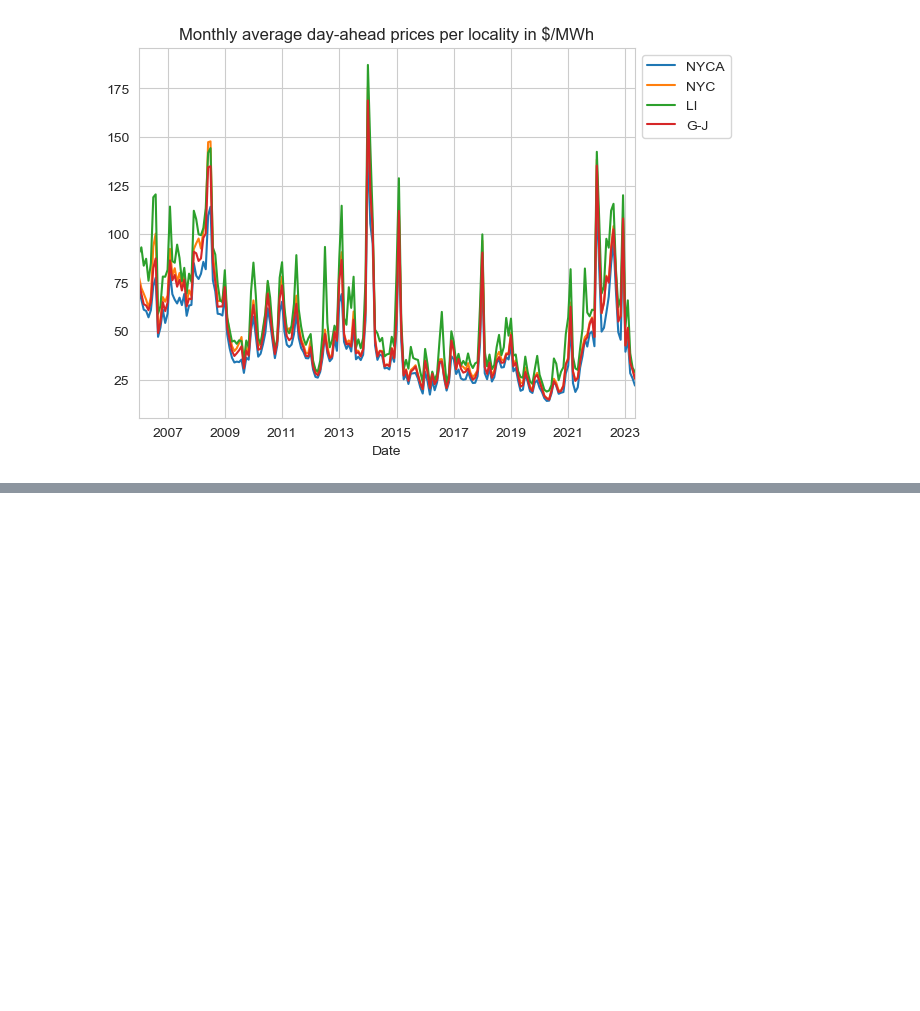
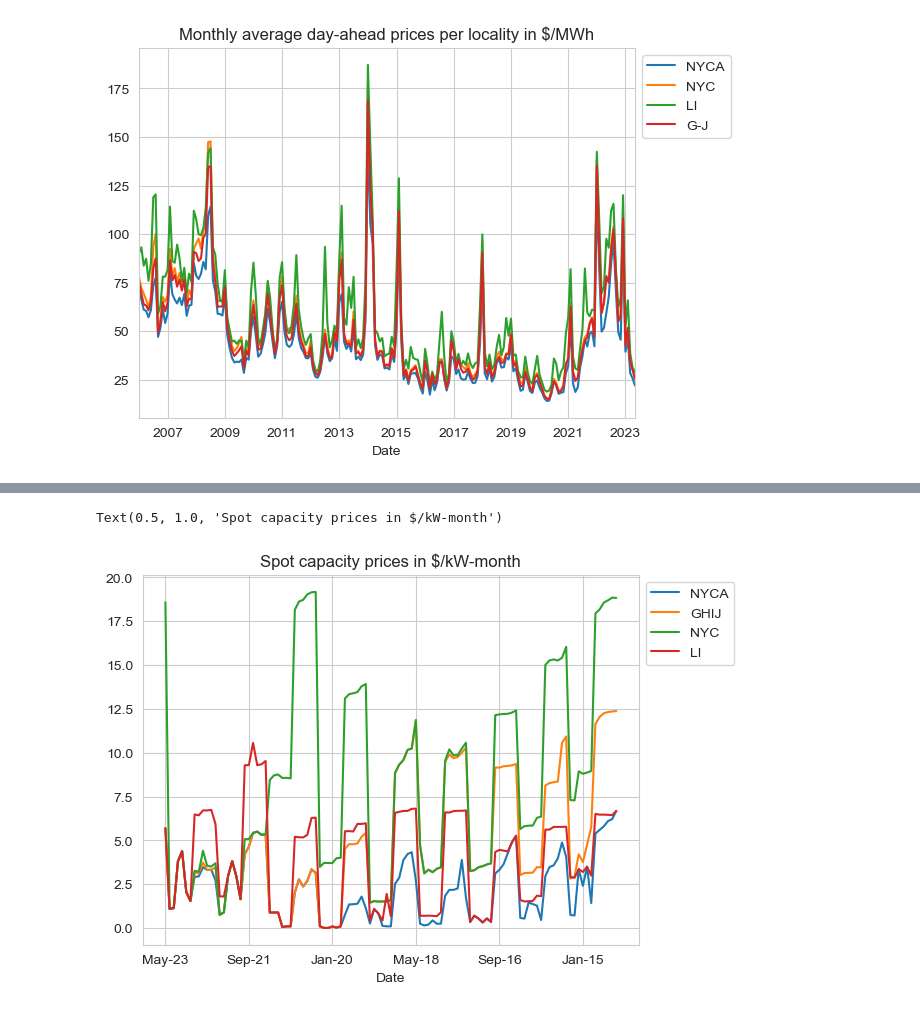
Before and after one commit to borvendegmate/tum_power_system_economics, a Jupyter notebook: code/wholesale.ipynb, the cells around one changed output, grey strips where cells are left out. Cells and saved outputs as stored; diff of their text form; code cells hidden in the pictures; blank space fills up the shorter version.

```diff
--- a/code/wholesale.ipynb
+++ b/code/wholesale.ipynb
@@ -107,0 +117,10 @@ Text(0.5, 1.0, 'Monthly average fuel prices in $/mmBtu')
+# %%
+capacity = pd.read_csv('../data/cap/capacity.csv')
+capacity = capacity.set_index('Date')
+# %%
+ax = capacity.plot()
+sns.move_legend(ax, "upper left", bbox_to_anchor=(1, 1))
+plt.title("Spot capacity prices in $/kW-month")
+# %% [output]
+Text(0.5, 1.0, 'Spot capacity prices in $/kW-month')
+[figure, added]
```
Also changed, not shown: parts of 3 cells of this notebook, 1 other file.
